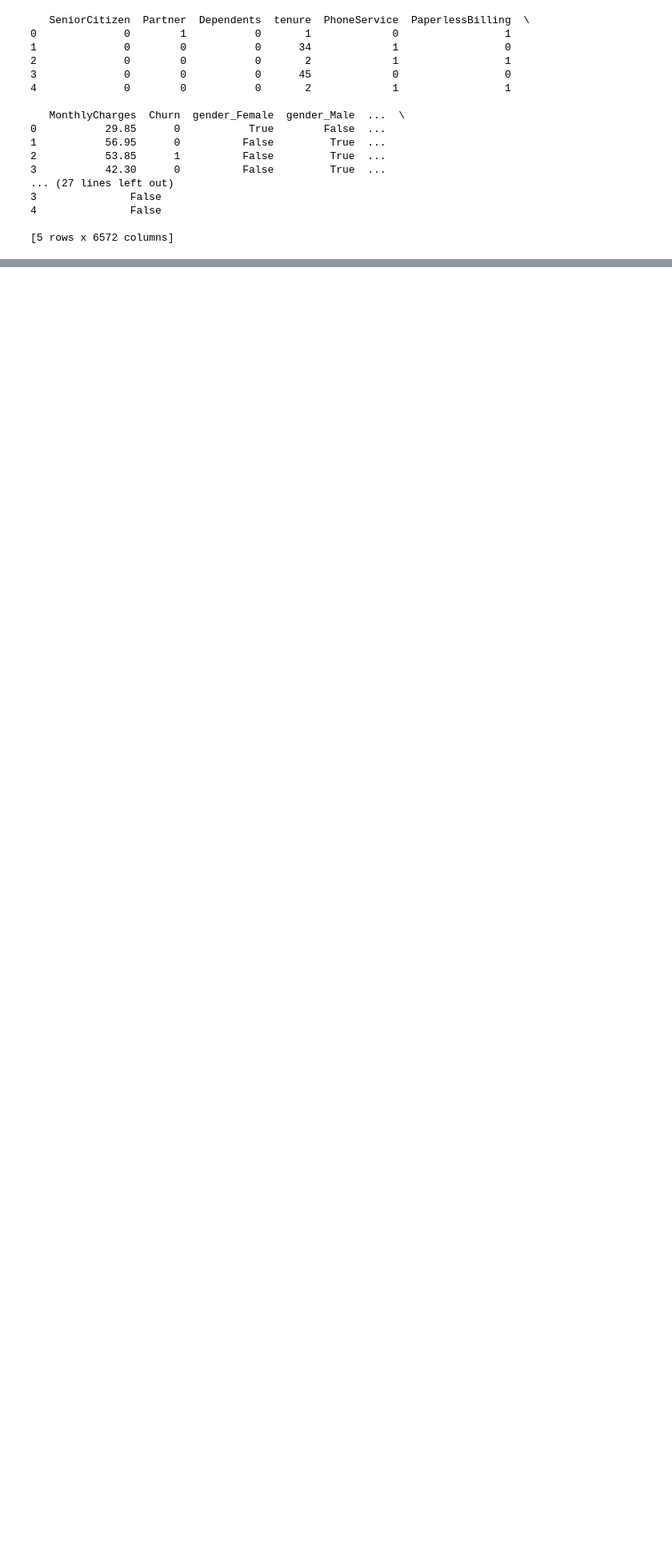
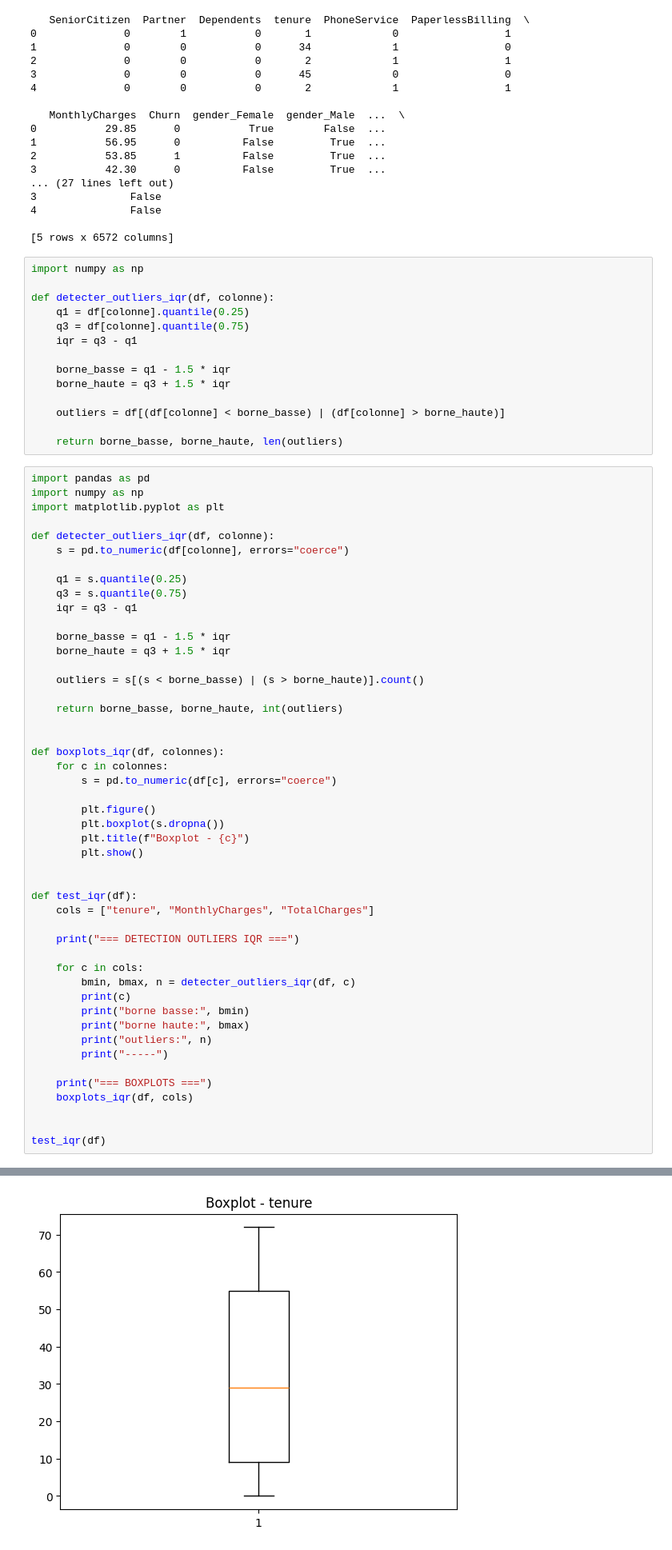
Before and after one commit to amanilayouni/arene-des-algos--Amani_LAYOUNI-, a Jupyter notebook: telco_churn.ipynb, the cells around one changed output, grey strips where cells are left out. Shown at 80% size. Drawn from its saved outputs; the diff is of its cells as text; blank space fills up the shorter version.

Commit message:
feat: phase 4 detection et visualisation des outliers avec IQR et boxplots

```diff
--- a/telco_churn.ipynb
+++ b/telco_churn.ipynb
@@ -225,3 +225,66 @@ print(df_enc.head())
 4               False
 
 [5 rows x 6572 columns]
+# %%
+import numpy as np
+
+def detecter_outliers_iqr(df, colonne):
+    q1 = df[colonne].quantile(0.25)
+    q3 = df[colonne].quantile(0.75)
+    iqr = q3 - q1
+
+    borne_basse = q1 - 1.5 * iqr
+    borne_haute = q3 + 1.5 * iqr
+
+    outliers = df[(df[colonne] < borne_basse) | (df[colonne] > borne_haute)]
+
+    return borne_basse, borne_haute, len(outliers)
+# %%
+import pandas as pd
+import numpy as np
+import matplotlib.pyplot as plt
+
+def detecter_outliers_iqr(df, colonne):
+    s = pd.to_numeric(df[colonne], errors="coerce")
+
+    q1 = s.quantile(0.25)
+    q3 = s.quantile(0.75)
+    iqr = q3 - q1
+
+    borne_basse = q1 - 1.5 * iqr
+    borne_haute = q3 + 1.5 * iqr
+
+    outliers = s[(s < borne_basse) | (s > borne_haute)].count()
+
+    return borne_basse, borne_haute, int(outliers)
+
+
+def boxplots_iqr(df, colonnes):
+    for c in colonnes:
+        s = pd.to_numeric(df[c], errors="coerce")
+
+        plt.figure()
+        plt.boxplot(s.dropna())
+        plt.title(f"Boxplot - {c}")
+        plt.show()
+
+
+def test_iqr(df):
+    cols = ["tenure", "MonthlyCharges", "TotalCharges"]
+
+    print("=== DETECTION OUTLIERS IQR ===")
+
+    for c in cols:
+        bmin, bmax, n = detecter_outliers_iqr(df, c)
+        print(c)
+        print("borne basse:", bmin)
+        print("borne haute:", bmax)
+        print("outliers:", n)
+        print("-----")
+
+    print("=== BOXPLOTS ===")
+    boxplots_iqr(df, cols)
+
+
+test_iqr(df)
+# %% [output]
@@ -227,0 +308 @@ print(df_enc.head())
+[figure, added]
```
Also changed, not shown: parts of 1 cell of this notebook.
